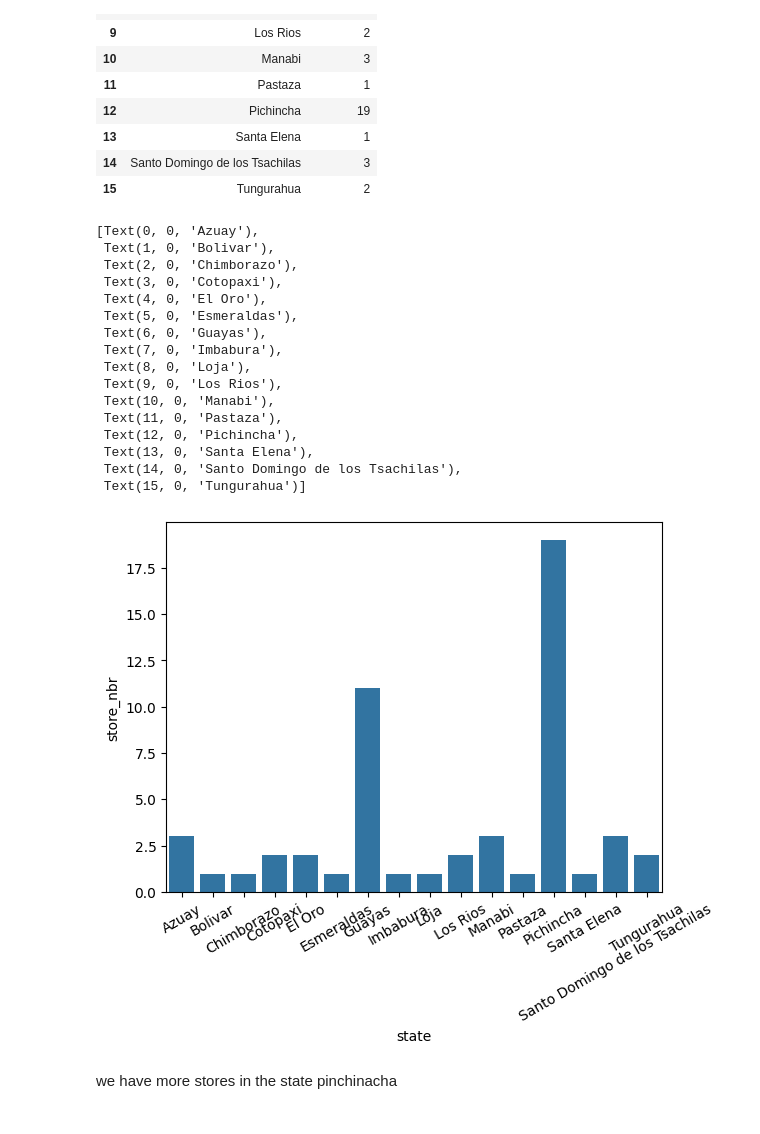
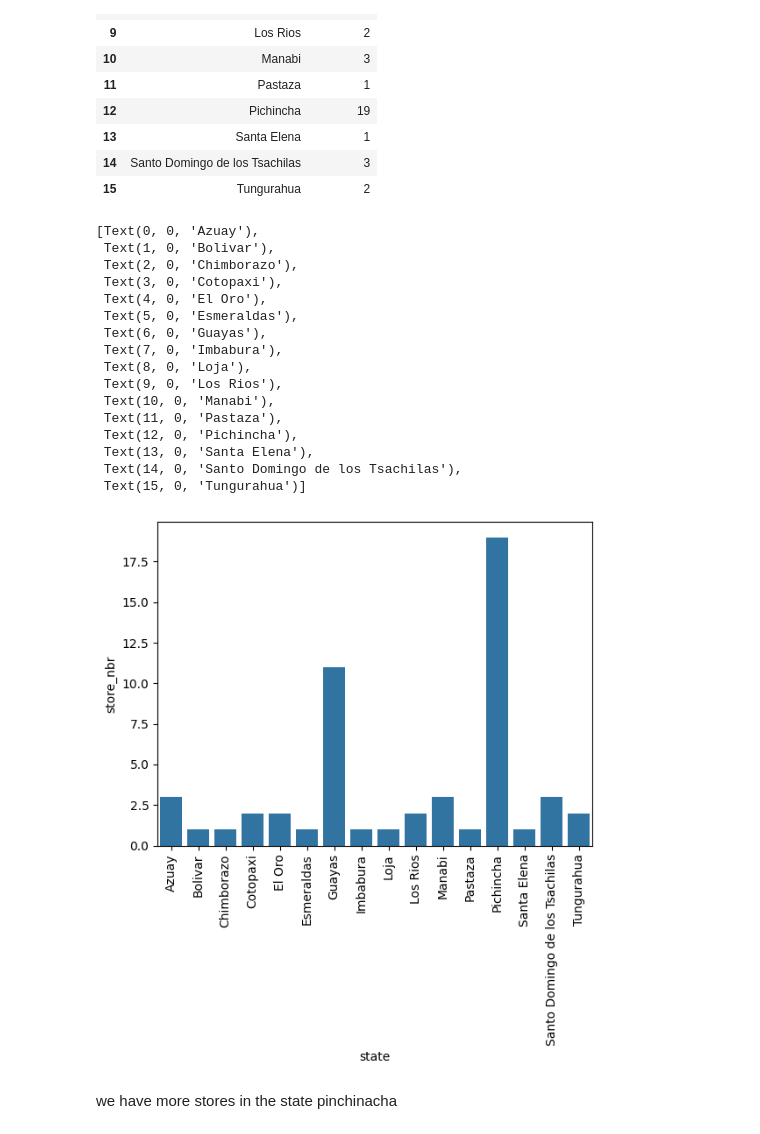
Before and after one commit to acies-udaykiran-rachamsetty/Capstone-Project, a Jupyter notebook: Notebooks/EDA.ipynb, the cells around one changed output. Saved outputs shown, nothing was run; the diff lists cells and outputs as text; code cells hidden in the pictures.

```diff
--- a/Notebooks/EDA.ipynb
+++ b/Notebooks/EDA.ipynb
@@ -458,25 +458,25 @@ stores.groupby(['state'])['store_nbr'].count().reset_index()
 # %%
 each_state = stores.groupby(['state'])['store_nbr'].count().reset_index()
 my_plot  = sns.barplot(data = each_state, x = 'state',y = 'store_nbr')
-my_plot.set_xticklabels(my_plot.get_xticklabels(), rotation=30)
+my_plot.set_xticklabels(my_plot.get_xticklabels(), rotation=90)
 # %% [output]
 [Text(0, 0, 'Azuay'),
  Text(1, 0, 'Bolivar'),
  Text(2, 0, 'Chimborazo'),
  Text(3, 0, 'Cotopaxi'),
  Text(4, 0, 'El Oro'),
  Text(5, 0, 'Esmeraldas'),
  Text(6, 0, 'Guayas'),
  Text(7, 0, 'Imbabura'),
  Text(8, 0, 'Loja'),
  Text(9, 0, 'Los Rios'),
  Text(10, 0, 'Manabi'),
  Text(11, 0, 'Pastaza'),
  Text(12, 0, 'Pichincha'),
  Text(13, 0, 'Santa Elena'),
  Text(14, 0, 'Santo Domingo de los Tsachilas'),
  Text(15, 0, 'Tungurahua')]
-[figure, old version]
+[figure, new version]
 # %% [markdown]
 we have more stores in the state pinchinacha
 # %% [markdown]
```
Also changed, not shown: parts of 47 cells of this notebook.
